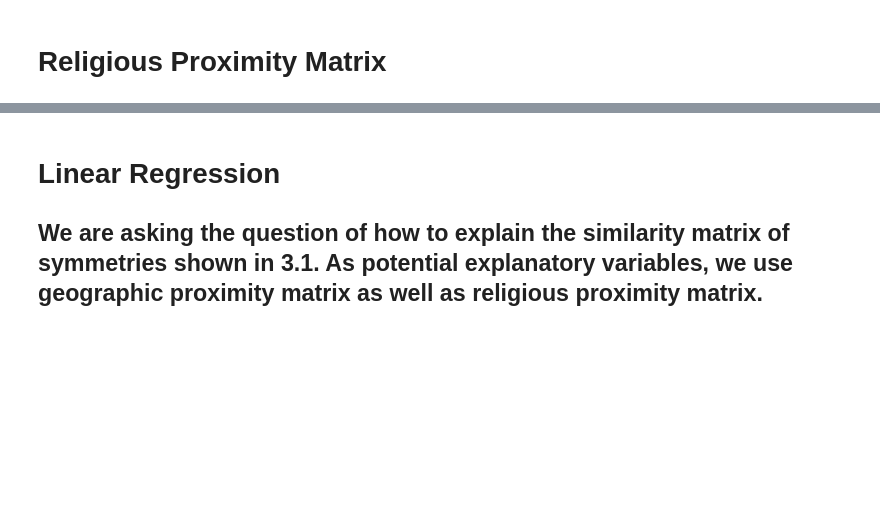
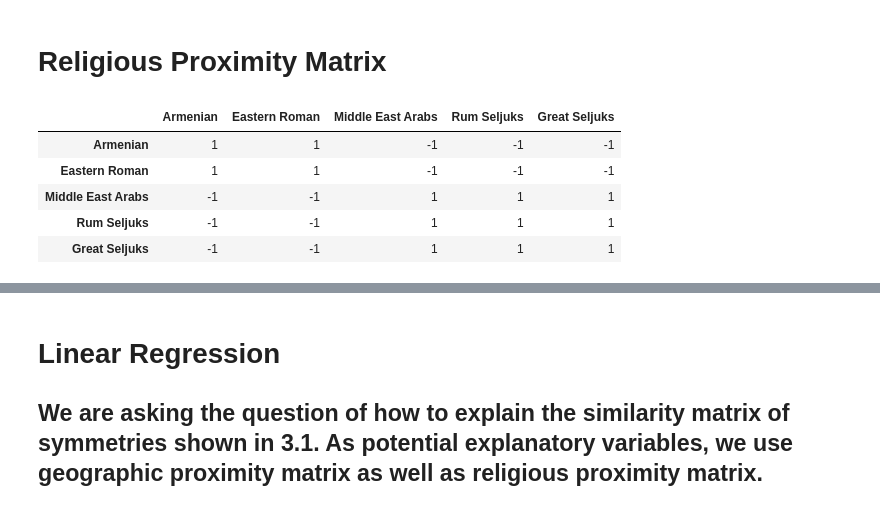
Before and after one commit to selimonat/ornament_symmgroups, a Jupyter notebook: SymmetrySimilarity_analysis.ipynb, the cells around one changed output, grey strips where cells are left out. Drawn from its saved outputs; the diff is of its cells as text; code cells hidden in the pictures; blank space fills up the shorter version.

```diff
--- a/SymmetrySimilarity_analysis.ipynb
+++ b/SymmetrySimilarity_analysis.ipynb
@@ -292,6 +296,15 @@ ax  = plot_mds(dist_symm_euc ,ax,xlim=40,ylim=40)
 [interactive output not drawn]
 # %% [markdown]
 # Religious Proximity Matrix
+# %%
+dist_religion
+# %% [output]
+|  | Armenian | Eastern Roman | Middle East Arabs | Rum Seljuks | Great Seljuks |
+| Armenian | 1 | 1 | -1 | -1 | -1 |
+| Eastern Roman | 1 | 1 | -1 | -1 | -1 |
+| Middle East Arabs | -1 | -1 | 1 | 1 | 1 |
+| Rum Seljuks | -1 | -1 | 1 | 1 | 1 |
+| Great Seljuks | -1 | -1 | 1 | 1 | 1 |
 # %%
 # Religious similarity matrix
 Religion      = [1,1,-1,-1,-1]
```
Also changed, not shown: parts of 4 cells of this notebook.
